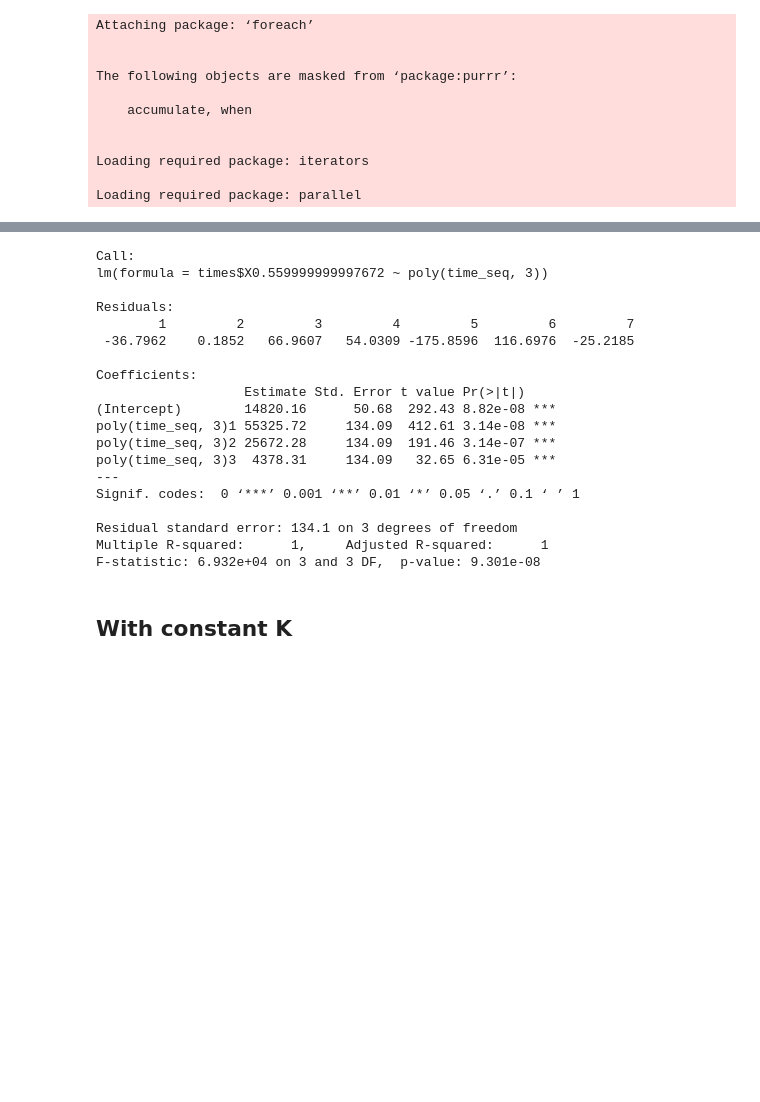
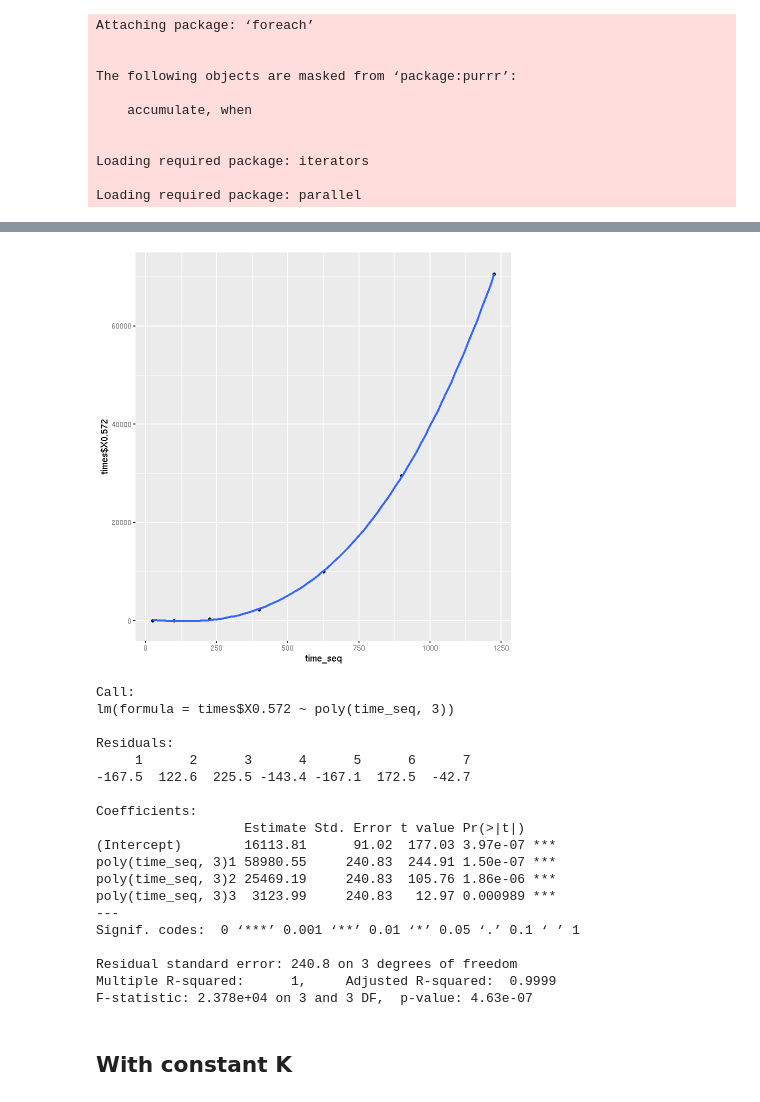
Before and after one commit to F4rbod/CS5800GruopProject, a Jupyter notebook: CS5800Group.ipynb, the cells around one changed output, grey strips where cells are left out. Saved outputs shown, nothing was run; the diff lists cells and outputs as text; code cells hidden in the pictures; blank space fills up the shorter version.

Commit message:
fixed a few small issues with the figures

```diff
--- a/CS5800Group.ipynb
+++ b/CS5800Group.ipynb
@@ -430,6 +448,6 @@ times
 time_seq=seq(5,35,5)^2
 # %%
 ggplot()+
-geom_point(aes(x=time_seq,y=times$X0.559999999997672))+
-geom_smooth(method="lm",aes(x=time_seq,y=times$X0.559999999997672),formula = y~poly(x,3))
+geom_point(aes(x=time_seq,y=times$X0.572))+
+geom_smooth(method="lm",aes(x=time_seq,y=times$X0.572),formula = y~poly(x,3))
 # %% [output]
@@ -438,28 +454,29 @@ Warning message in png(width = 8, height = 8):
 Warning message in grid.Call.graphics(C_polygon, x$x, x$y, index):
 “semi-transparency is not supported on this device: reported only once per page”
+[figure, added]
 # %%
-predictor_time=lm(times$X0.559999999997672~poly(time_seq,3))
+predictor_time=lm(times$X0.572~poly(time_seq,3))
 summary(predictor_time)
 # %% [output]
 Call:
-lm(formula = times$X0.559999999997672 ~ poly(time_seq, 3))
+lm(formula = times$X0.572 ~ poly(time_seq, 3))
 
 Residuals:
-        1         2         3         4         5         6         7
- -36.7962    0.1852   66.9607   54.0309 -175.8596  116.6976  -25.2185
+     1      2      3      4      5      6      7
+-167.5  122.6  225.5 -143.4 -167.1  172.5  -42.7
 
 Coefficients:
                    Estimate Std. Error t value Pr(>|t|)
-(Intercept)        14820.16      50.68  292.43 8.82e-08 ***
-poly(time_seq, 3)1 55325.72     134.09  412.61 3.14e-08 ***
-poly(time_seq, 3)2 25672.28     134.09  191.46 3.14e-07 ***
-poly(time_seq, 3)3  4378.31     134.09   32.65 6.31e-05 ***
+(Intercept)        16113.81      91.02  177.03 3.97e-07 ***
+poly(time_seq, 3)1 58980.55     240.83  244.91 1.50e-07 ***
+poly(time_seq, 3)2 25469.19     240.83  105.76 1.86e-06 ***
+poly(time_seq, 3)3  3123.99     240.83   12.97 0.000989 ***
 ---
 Signif. codes:  0 ‘***’ 0.001 ‘**’ 0.01 ‘*’ 0.05 ‘.’ 0.1 ‘ ’ 1
 
-Residual standard error: 134.1 on 3 degrees of freedom
-Multiple R-squared:      1,     Adjusted R-squared:      1
-F-statistic: 6.932e+04 on 3 and 3 DF,  p-value: 9.301e-08
+Residual standard error: 240.8 on 3 degrees of freedom
+Multiple R-squared:      1,     Adjusted R-squared:  0.9999
+F-statistic: 2.378e+04 on 3 and 3 DF,  p-value: 4.63e-07
 # %% [markdown]
 ## With constant K
 # %%
```
Also changed, not shown: parts of 3 cells of this notebook.
